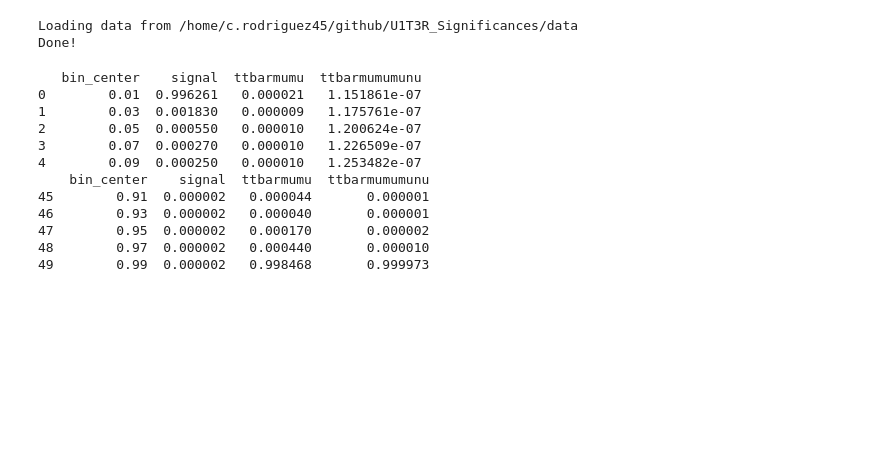
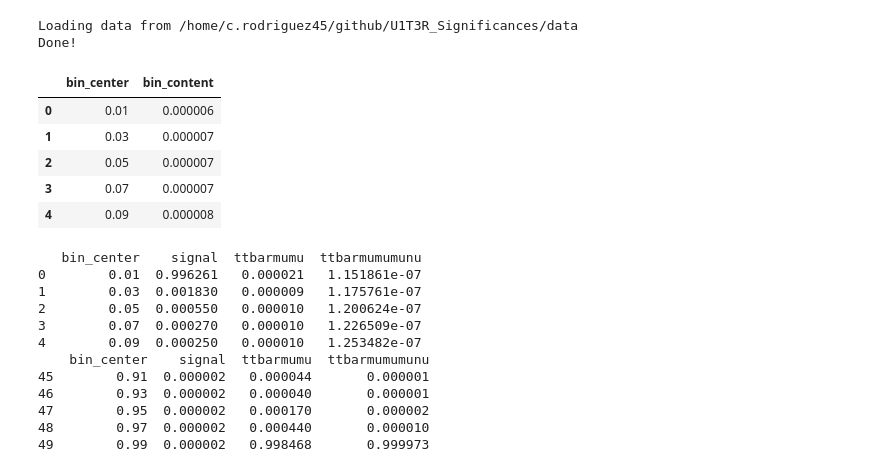
Before and after one commit to Phenomenology-group-uniandes/U1T3R_Significances, a Jupyter notebook: preapare_histos.ipynb, the cells around one changed output. Saved outputs shown, nothing was run; the diff lists cells and outputs as text; code cells hidden in the pictures; blank space fills up the shorter version.

```diff
--- a/preapare_histos.ipynb
+++ b/preapare_histos.ipynb
@@ -43,16 +43,34 @@ from itertools import product
 for key, mc in product(data.keys(), mc_names):
     if mc == "signal":
         continue
-    transformed_data = [
-        [
-            data[key][mc]["bin_center"][49 - x],
-            1 - data[key][mc]["bin_content"][x],
+    if "2500" in key :
+        transformed_data = [
+            [
+                data[key][mc]["bin_center"][49 - x],
+                1 - data[key][mc]["bin_content"][49 - x],
+            ]
+            for x in range(50)
         ]
-        for x in range(50)
-    ]
+    else :
+        transformed_data = [
+            [
+                data[key][mc]["bin_center"][49 - x],
+                1 - data[key][mc]["bin_content"][x],
+            ]
+            for x in range(50)
+        ]
     data[key][mc] = pd.DataFrame(
         transformed_data, columns=["bin_center", "bin_content"]
     )
+# %%
+data["xu_2500_phi_325"]["ttbarmumu"].head()
+# %% [output]
+|  | bin_center | bin_content |
+| 0 | 0.01 | 0.000006 |
+| 1 | 0.03 | 0.000007 |
+| 2 | 0.05 | 0.000007 |
+| 3 | 0.07 | 0.000007 |
+| 4 | 0.09 | 0.000008 |
 # %%
 merged_data = {}
 for key in data:
```
Also changed, not shown: parts of 1 cell of this notebook, 42 other files.
